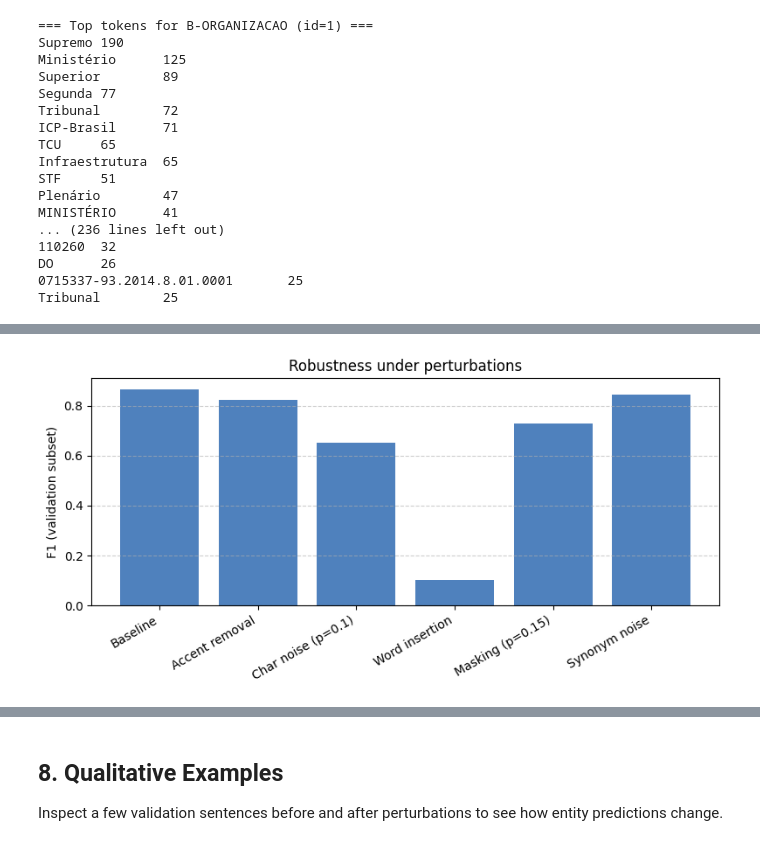
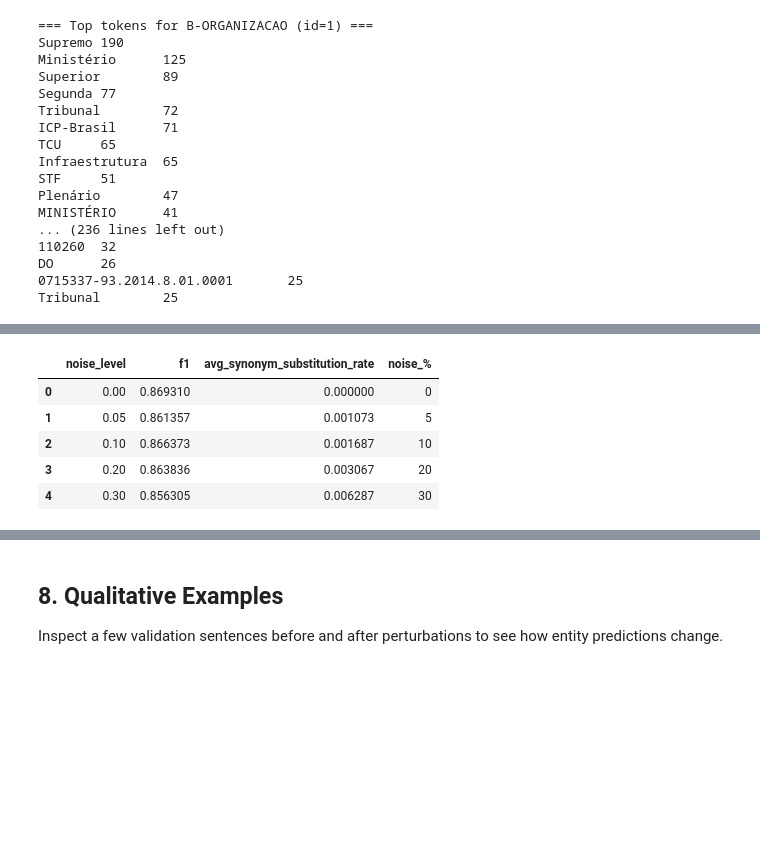
Before and after one commit to DiogoNogueiraLima/ner_smalllm_project, a Jupyter notebook: notebooks/02_robustness_analysis.ipynb, the cells around one changed output, grey strips where cells are left out. Drawn from its saved outputs; the diff is of its cells as text; code cells hidden in the pictures; blank space fills up the shorter version.

```diff
--- a/notebooks/02_robustness_analysis.ipynb
+++ b/notebooks/02_robustness_analysis.ipynb
@@ -306,11 +495,19 @@ Asking to truncate to max_length but no maximum length is provided and the model
-# %%
-plt.figure(figsize=(8, 4))
-plt.bar(df_robust["Scenario"], df_robust["F1"], color="#4f81bd")
-plt.xticks(rotation=30, ha="right")
-plt.ylabel("F1 (validation subset)")
-plt.title("Robustness under perturbations")
-plt.grid(axis="y", linestyle="--", alpha=0.6)
-plt.tight_layout()
-plt.show()
-# %% [output]
-[figure, removed]
+# %%
+df_syn_stats = pd.DataFrame(synonym_rows)
+
+df_syn_stats["noise_pct"] = (df_syn_stats["noise_level"] * 100).round().astype(int)
+df_syn_stats = df_syn_stats.rename(
+    columns={
+        "noise_pct": "noise_%",
+        "avg_synonym_rate": "avg_synonym_substitution_rate",
+    }
+)
+
+df_syn_stats
+# %% [output]
+|  | noise_level | f1 | avg_synonym_substitution_rate | noise_% |
+| 0 | 0.00 | 0.869310 | 0.000000 | 0 |
+| 1 | 0.05 | 0.861357 | 0.001073 | 5 |
+| 2 | 0.10 | 0.866373 | 0.001687 | 10 |
+| 3 | 0.20 | 0.863836 | 0.003067 | 20 |
+| 4 | 0.30 | 0.856305 | 0.006287 | 30 |
```
Also changed, not shown: parts of 8 cells of this notebook.
